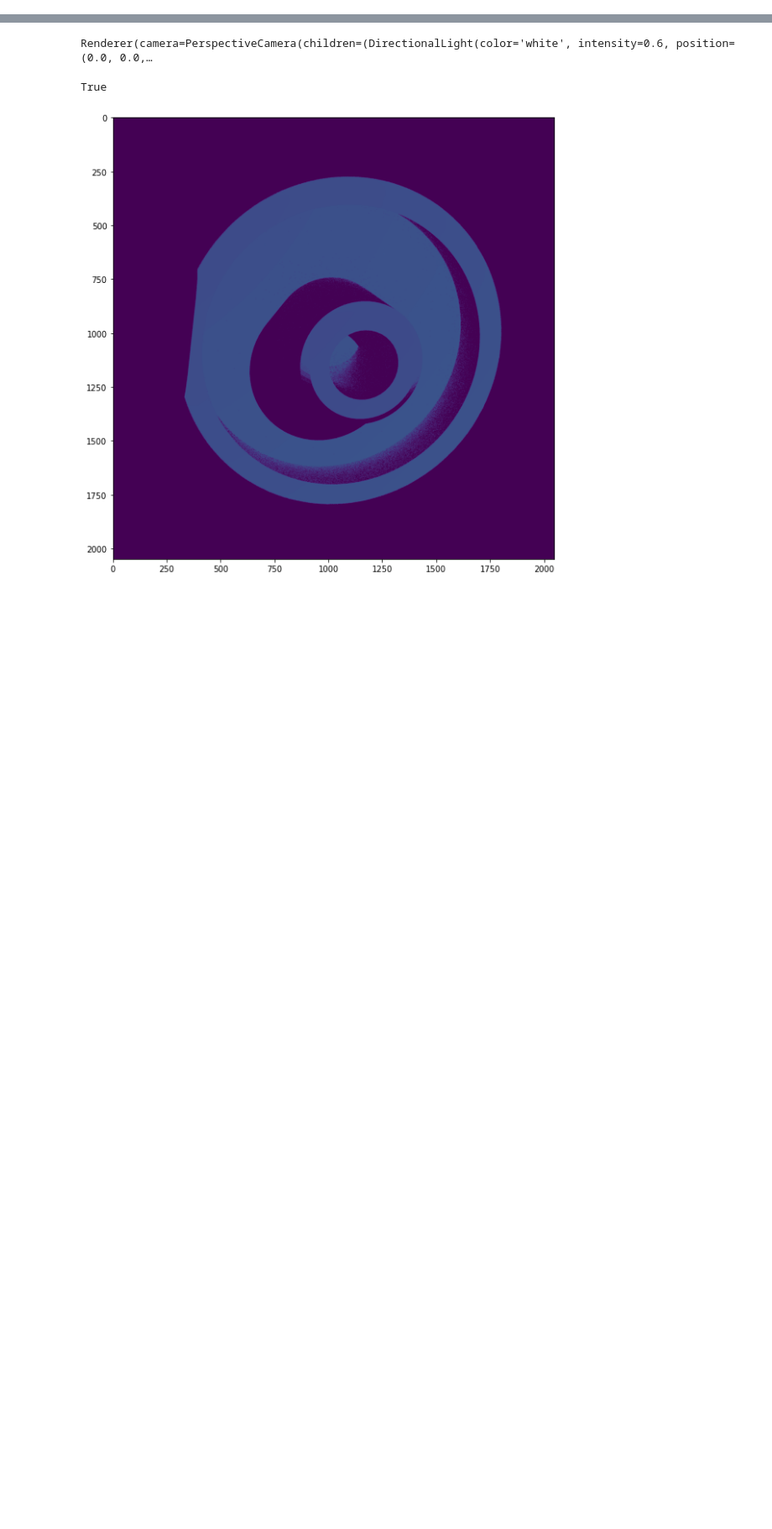
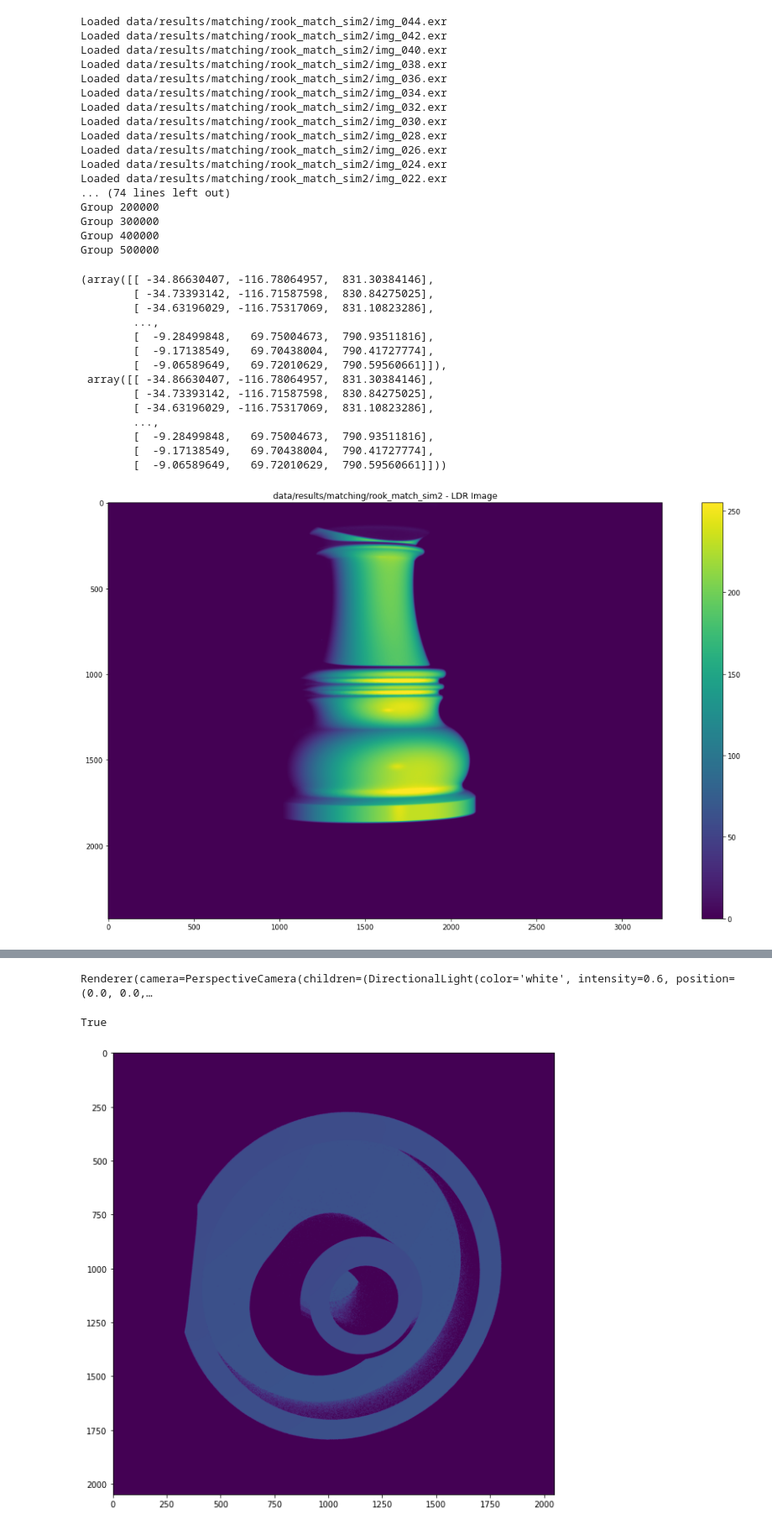
Before and after one commit to geometryprocessing/scanner-sim, a Jupyter notebook: processing/postprocessing.ipynb, the cells around one changed output, grey strips where cells are left out. Shown at 84% size. Drawn from its saved outputs; the diff is of its cells as text; code cells hidden in the pictures; blank space fills up the shorter version.

Commit message:
Add missing data files, latest changes to rendering and processing code

```diff
--- a/processing/postprocessing.ipynb
+++ b/processing/postprocessing.ipynb
@@ -0,0 +1,78 @@
+# %%
+# Decoding + Reconstruction
+import glob
+import os
+import json
+import numpy as np
+os.chdir("/home/sebastian/Projects/SRB/Package/scanner-sim")
+
+from scanner.capture.decode import decode_single
+from scanner.capture.reconstruct import reconstruct_single
+
+def load_camera_calibration(filename):
+    with open(filename, "r") as f:
+        return numpinize(json.load(f))
+
+def load_projector_calibration(filename):
+    with open(filename, "r") as f:
+        calib = numpinize(json.load(f))
+
+    intrinsic = calib["mtx"], calib["dist"], calib["new_mtx"], calib["roi"]
+    extrinsic = calib["origin"], calib["basis"]
+
+    return intrinsic, extrinsic, calib
+
+def numpinize(data):
+    return {k: (np.array(v) if (type(v) is list or type(v) is tuple) else
+               (numpinize(v) if type(v) is dict else v)) for k, v in data.items()}
+
+pro_calib = load_projector_calibration("scanner/calibration/projector/projector_calibration.json")[2]
+
+data_path = "data/results/matching/rook_match_sim2"
+sim = True
+undistort = None
+cam_calib = load_camera_calibration("scanner/calibration/camera/camera_calibration_m.json")
+
+
+# data_path = "data/results/matching/shapes_match_scan"
+# sim = False
+# undistort = cam_calib
+# cam_calib = load_camera_calibration("scanner/calibration/camera/camera_calibration.json")
+
+pr, pc, img2 = decode_single(data_path, undistort=undistort, symmetric=True, group=True, plot=True, verbose=True, sim=sim)
+#decode_many(data_path_template % object, undistort=camera_calib, symmetric=True, crop=1500, group=True, plot=True, verbose=True)
+
+reconstruct_single(data_path, cam_calib, pro_calib, max_group=25, plot=True, verbose=True)
+# %% [output]
+Loaded data/results/matching/rook_match_sim2/img_044.exr
+Loaded data/results/matching/rook_match_sim2/img_042.exr
+Loaded data/results/matching/rook_match_sim2/img_040.exr
+Loaded data/results/matching/rook_match_sim2/img_038.exr
+Loaded data/results/matching/rook_match_sim2/img_036.exr
+Loaded data/results/matching/rook_match_sim2/img_034.exr
+Loaded data/results/matching/rook_match_sim2/img_032.exr
+Loaded data/results/matching/rook_match_sim2/img_030.exr
+Loaded data/results/matching/rook_match_sim2/img_028.exr
+Loaded data/results/matching/rook_match_sim2/img_026.exr
+Loaded data/results/matching/rook_match_sim2/img_024.exr
+Loaded data/results/matching/rook_match_sim2/img_022.exr
+... (74 lines left out)
+Group 200000
+Group 300000
+Group 400000
+Group 500000
+(array([[ -34.86630407, -116.78064957,  831.30384146],
+        [ -34.73393142, -116.71587598,  830.84275025],
+        [ -34.63196029, -116.75317069,  831.10823286],
+        ...,
+        [  -9.28499848,   69.75004673,  790.93511816],
+        [  -9.17138549,   69.70438004,  790.41727774],
+        [  -9.06589649,   69.72010629,  790.59560661]]),
+ array([[ -34.86630407, -116.78064957,  831.30384146],
+        [ -34.73393142, -116.71587598,  830.84275025],
+        [ -34.63196029, -116.75317069,  831.10823286],
+        ...,
+        [  -9.28499848,   69.75004673,  790.93511816],
+        [  -9.17138549,   69.70438004,  790.41727774],
+        [  -9.06589649,   69.72010629,  790.59560661]]))
+[figure, added]
```
Also changed, not shown: parts of 7 cells of this notebook, 5 other files.
